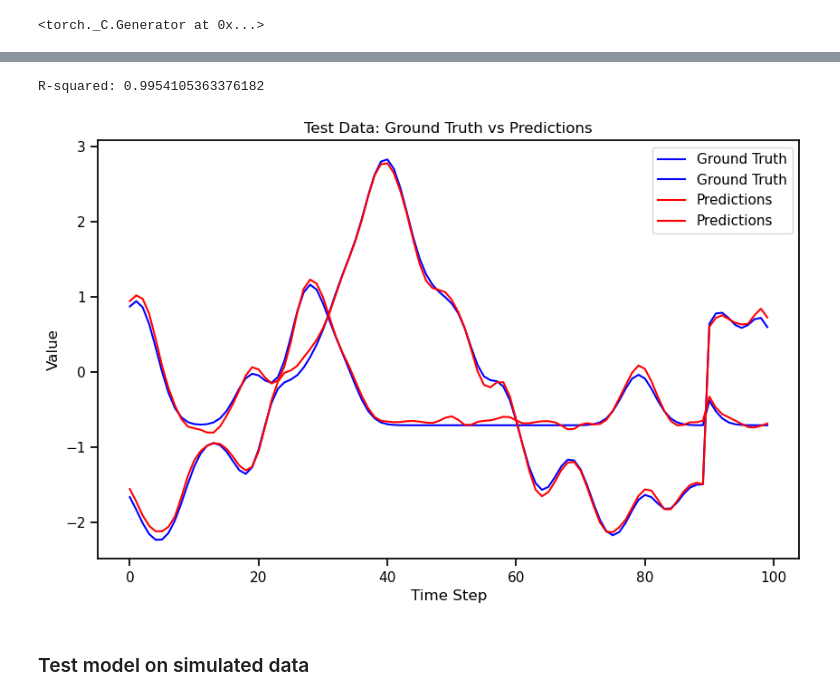
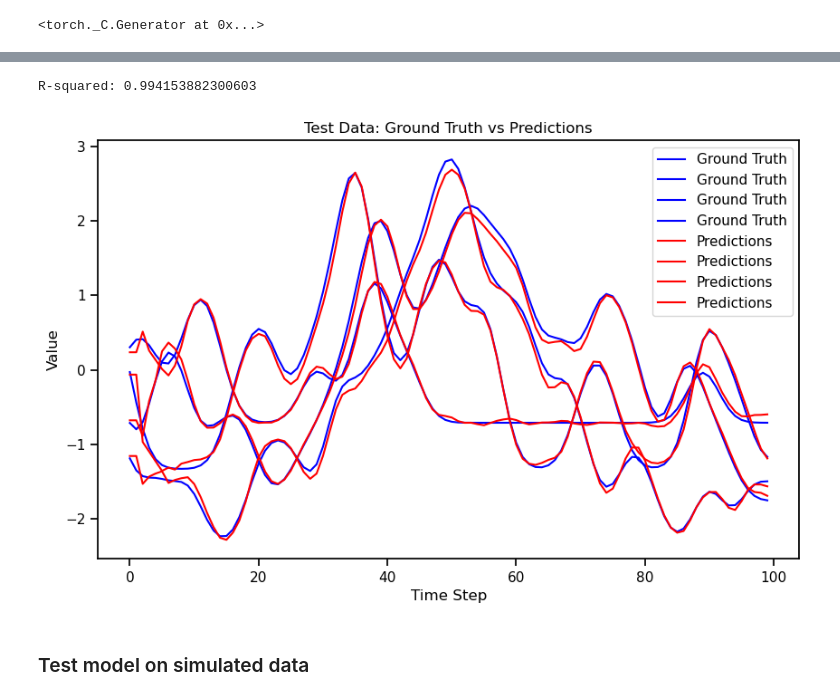
Before and after one commit to nereaiscamu/CL_UpperLimb_Control, a Jupyter notebook: Devtool.ipynb, the cells around one changed output, grey strips where cells are left out. Drawn from its saved outputs; the diff is of its cells as text; code cells hidden in the pictures.

```diff
--- a/Devtool.ipynb
+++ b/Devtool.ipynb
@@ -104,11 +89,12 @@ We are testing the optimization method on fold  0
 # %%
 class SequenceDataset(Dataset):
 
-    def __init__(self, X, sequence_length=10):
+    def __init__(self,X, sequence_length=10):
         """
         Initializes the SequenceDataset.
 
         Args:
+            y (torch.Tensor): The target labels for each sequence.
             X (torch.Tensor): The input sequences.
             sequence_length (int): The desired length of each sequence.
         """
@@ -119,7 +105,7 @@ class SequenceDataset(Dataset):
         """
         Returns the total number of samples in the dataset.
         """
-        return self.X.shape[0] * (self.X.shape[1] - self.sequence_length)
+        return self.X.shape[0] * self.X.shape[1]
 
     def __getitem__(self, i):
         """
@@ -130,13 +116,20 @@ class SequenceDataset(Dataset):
 
         Returns:
             xx (torch.Tensor): Input sequence of length sequence_length.
-            yy (torch.Tensor): Target for the next time step.
+            yy (torch.Tensor): Corresponding target sequence.
         """
-        trial_index = i // (self.X.shape[1] - self.sequence_length)
-        point_index = i % (self.X.shape[1] - self.sequence_length)
+        trial_index = i // self.X.shape[1]
+        point_index = i % self.X.shape[1]
 
-        xx = self.X[trial_index, point_index:point_index+self.sequence_length, :]
-        yy = self.X[trial_index, point_index+self.sequence_length, :]
+        if point_index > self.sequence_length - 1:
+            point_start = point_index - self.sequence_length
+            xx = self.X[trial_index, point_start:point_index, :]
+            yy = self.X[trial_index, point_index, :]
+        else:
+            padding_x = self.X[trial_index, 0:1, :].repeat(self.sequence_length - point_index, 1)
+            xx = self.X[trial_index, 0:point_index, :]
+            xx = torch.cat((padding_x, xx), dim=0)
+            yy = self.X[trial_index, point_index, :]
 
         return xx, yy
 # %%
@@ -298,24 +291,22 @@ from sklearn.metrics import r2_score
 r2 = r2_score(ground_truth, predictions)
 print(f"R-squared: {r2}")
 # %% [output]
-R-squared: 0.9954105363376182
+R-squared: 0.994153882300603
 # %%
 # Convert predictions and ground truth to numpy arrays for visualization
 predictions = np.array(predictions)
 ground_truth = np.array(ground_truth)
 # %%
-
-
 # Visualize the results
 plt.figure(figsize=(10, 6))
-plt.plot(ground_truth[:100, 5:7], label='Ground Truth', color='blue')
-plt.plot(predictions[:100, 5:7], label='Predictions', color='red')
+plt.plot(ground_truth[:100, 5:9], label='Ground Truth', color='blue')
+plt.plot(predictions[:100, 5:9], label='Predictions', color='red')
 plt.xlabel('Time Step')
 plt.ylabel('Value')
 plt.title('Test Data: Ground Truth vs Predictions')
 plt.legend()
 plt.show()
 # %% [output]
-[figure, old version]
+[figure, new version]
 # %% [markdown]
 ### Test model on simulated data
```
Also changed, not shown: parts of 14 cells of this notebook, 3 other files.
